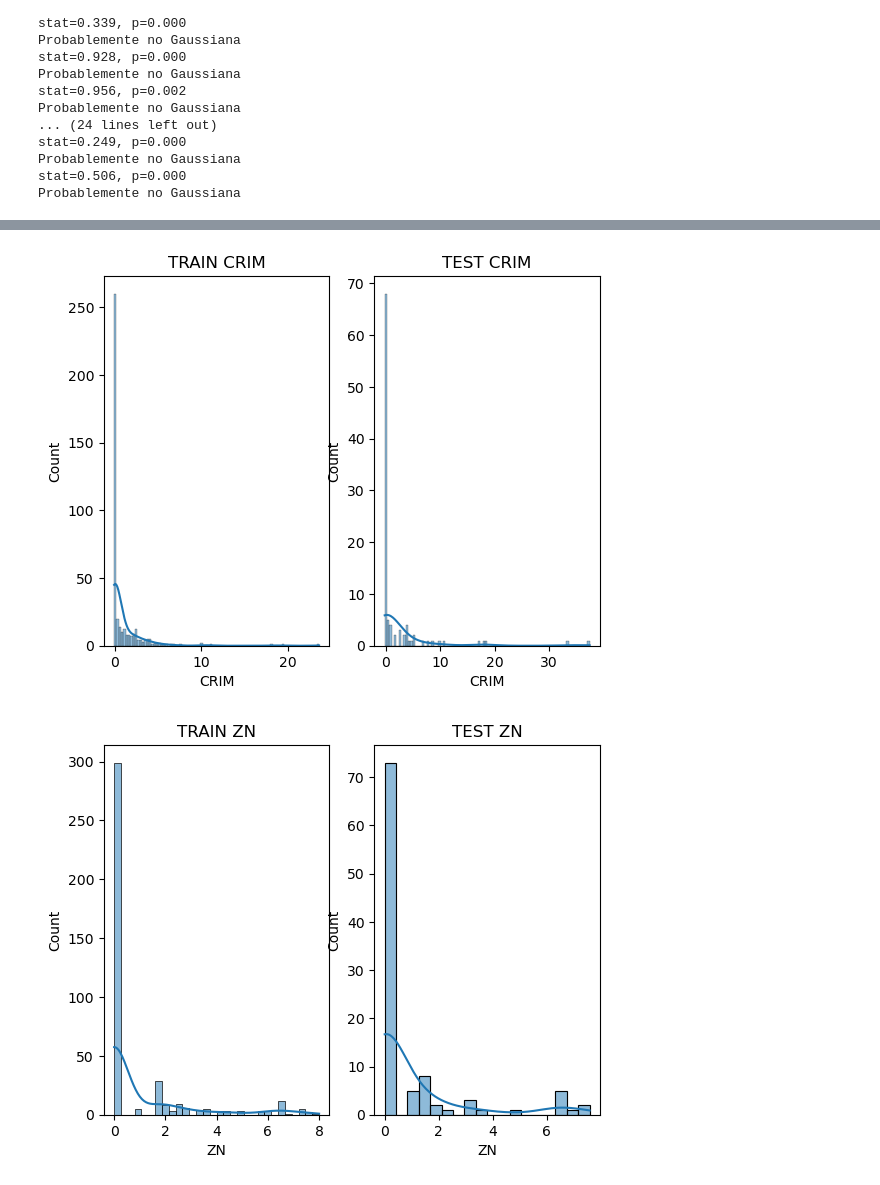
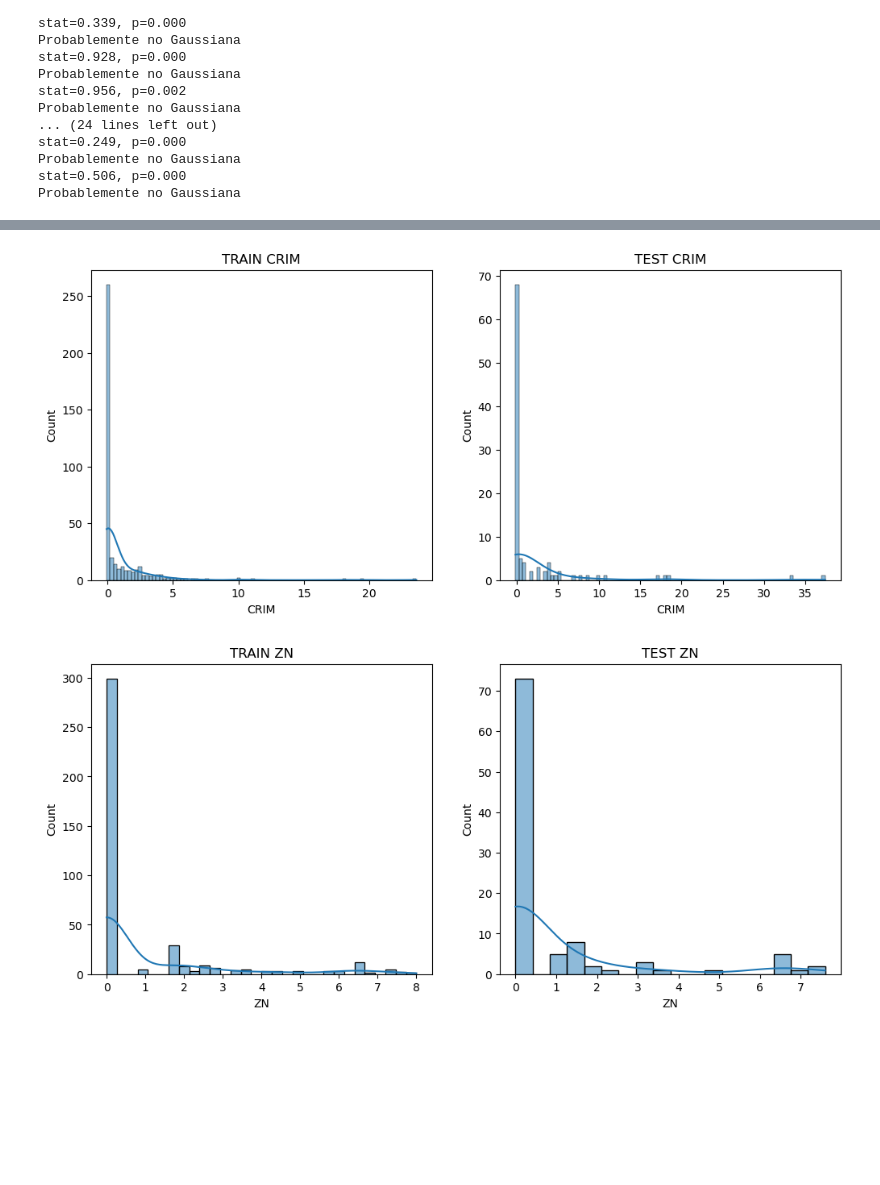
Before and after one commit to LeonBali3110/Sprint_5, a Jupyter notebook: M05 T02.ipynb, the cells around one changed output, grey strips where cells are left out. Drawn from its saved outputs; the diff is of its cells as text; code cells hidden in the pictures; blank space fills up the shorter version.

```diff
--- a/M05 T02.ipynb
+++ b/M05 T02.ipynb
@@ -369,8 +419,8 @@ KeyError: 0
 from sklearn.preprocessing import RobustScaler
 from sklearn.preprocessing import MinMaxScaler
 # %%
-train_noAti = ['INDUS', 'NOX', 'AGE', 'TAX']
-train_Ati = ['CRIM', 'ZN', 'RM', 'DIS', 'RTRATIO', 'B', 'LSTAT']
-test_noAti = ['INDUS', 'AGE', 'DIS', 'TAX']
-test_Ati = ['CRIM', 'ZN', 'NOX', 'RM', 'RTRATIO', 'B', 'LSTAT']
+train_noAti = ['INDUS', 'AGE', 'TAX']
+train_Ati = ['CRIM', 'ZN', 'NOX', 'RM', 'DIS', 'RTRATIO', 'B', 'LSTAT']
+test_noAti = ['INDUS', 'AGE', 'TAX']
+test_Ati = ['CRIM', 'ZN', 'NOX', 'RM', 'DIS', 'RTRATIO', 'B', 'LSTAT']
 # %% [markdown]
@@ -424,12 +472,12 @@ train_x= ['CRIM', 'ZN', 'RM', 'DIS', 'RTRATIO', 'B', 'LSTAT', 'INDUS', 'AGE', 'T
 test_x = ['CRIM', 'ZN', 'RM', 'DIS', 'RTRATIO', 'B', 'LSTAT', 'INDUS', 'AGE', 'TAX', 'NOX']
 # %%
 for columna_test, columna_train in zip(test_x, train_x):
-    fig, axes = plt.subplots(1, 2)
+    fig, axes = plt.subplots(1, 2, figsize=(12, 5))
     sns.histplot(ax=axes[0], x=x_train[columna_train], kde = True)
     axes[0].set_title("TRAIN " + columna_train)
 
     sns.histplot(ax=axes[1], x=x_test[columna_test], kde = True)
     axes[1].set_title("TEST " + columna_test)
 # %% [output]
-[figure, old version]
+[figure, new version]
-[figure, old version]
+[figure, new version]
```
Also changed, not shown: parts of 22 cells of this notebook.
